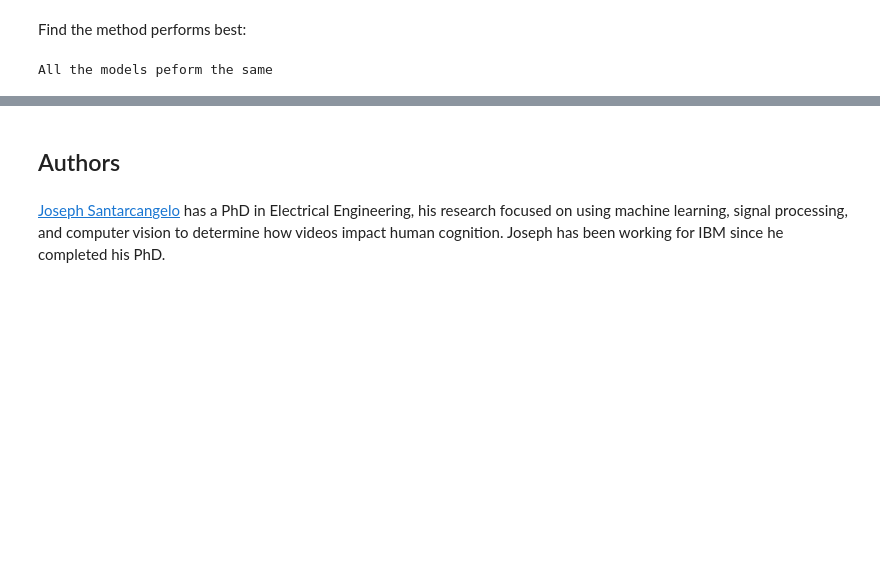
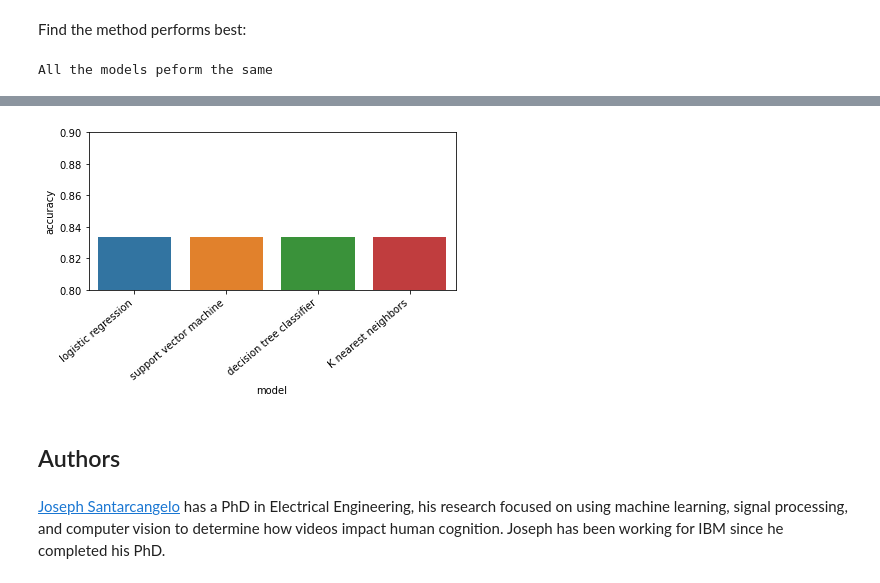
Before and after one commit to radclijd/DS_IBM_project_capstone, a Jupyter notebook: Machine Learning Prediction.ipynb, the cells around one changed output, grey strips where cells are left out. Saved outputs shown, nothing was run; the diff lists cells and outputs as text; code cells hidden in the pictures; blank space fills up the shorter version.

```diff
--- a/Machine Learning Prediction.ipynb
+++ b/Machine Learning Prediction.ipynb
@@ -302,3 +333,11 @@ All the models peform the same
+# %%
+ax = sns.barplot(data=df, x='model', y='accuracy')
+ax.set(ylim=(0.8, 0.9))
+ax.set_xticklabels(ax.get_xticklabels(), rotation=40, ha="right")
+plt.tight_layout()
+plt.show()
+# %% [output]
+[figure, added]
 # %% [markdown]
 ## Authors
 # %% [markdown]
```
Also changed, not shown: parts of 11 cells of this notebook.
